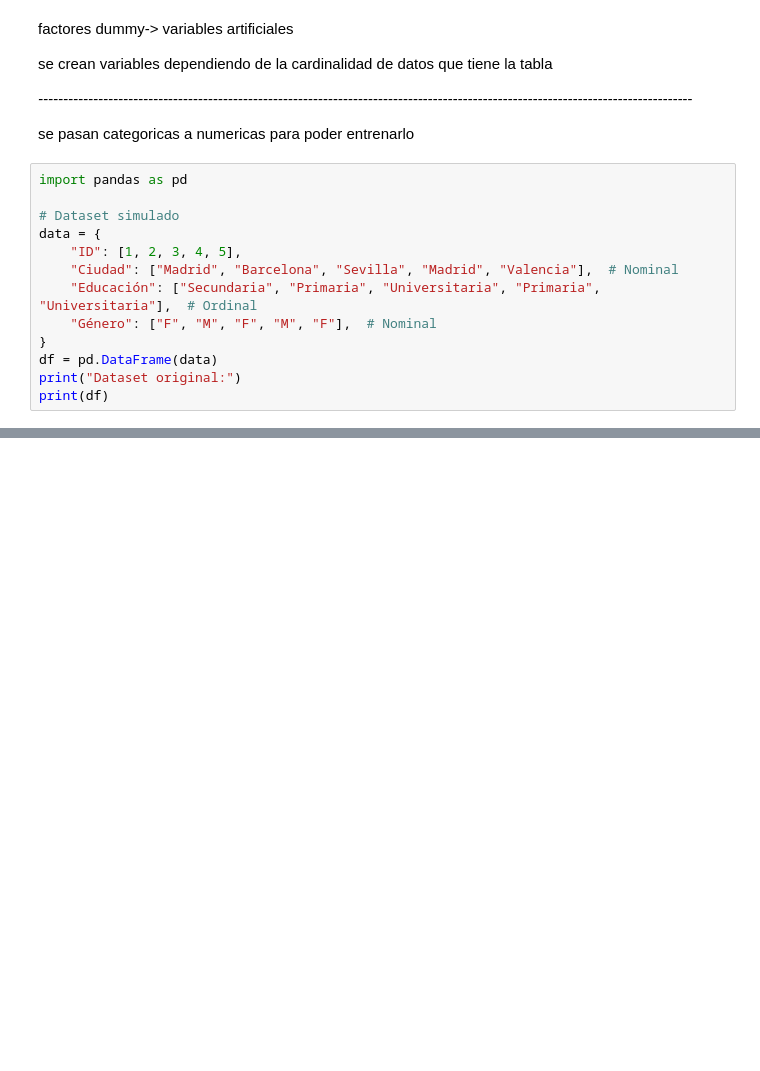
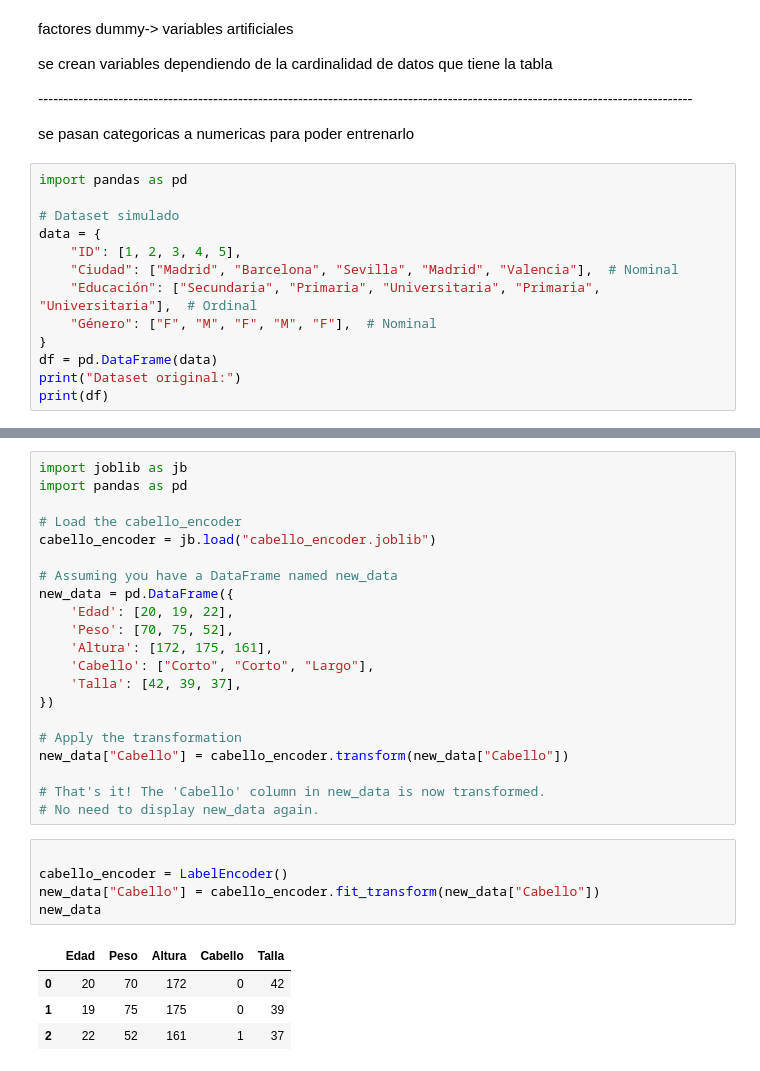
Before and after one commit to mbarragan744/clase-IA, a Jupyter notebook: EDA.ipynb, the cells around one changed output, grey strips where cells are left out. Cells and saved outputs as stored; diff of their text form; blank space fills up the shorter version.

```diff
--- a/EDA.ipynb
+++ b/EDA.ipynb
@@ -1145,0 +707,31 @@ print(df)
+# %%
+import joblib as jb
+import pandas as pd
+
+# Load the cabello_encoder
+cabello_encoder = jb.load("cabello_encoder.joblib")
+
+# Assuming you have a DataFrame named new_data
+new_data = pd.DataFrame({
+    'Edad': [20, 19, 22],
+    'Peso': [70, 75, 52],
+    'Altura': [172, 175, 161],
+    'Cabello': ["Corto", "Corto", "Largo"],
+    'Talla': [42, 39, 37],
+})
+
+# Apply the transformation
+new_data["Cabello"] = cabello_encoder.transform(new_data["Cabello"])
+
+# That's it! The 'Cabello' column in new_data is now transformed.
+# No need to display new_data again.
+# %%
+
+cabello_encoder = LabelEncoder()
+new_data["Cabello"] = cabello_encoder.fit_transform(new_data["Cabello"])
+new_data
+# %% [output]
+|  | Edad | Peso | Altura | Cabello | Talla |
+| 0 | 20 | 70 | 172 | 0 | 42 |
+| 1 | 19 | 75 | 175 | 0 | 39 |
+| 2 | 22 | 52 | 161 | 1 | 37 |
```
Also changed, not shown: parts of 77 cells of this notebook.
